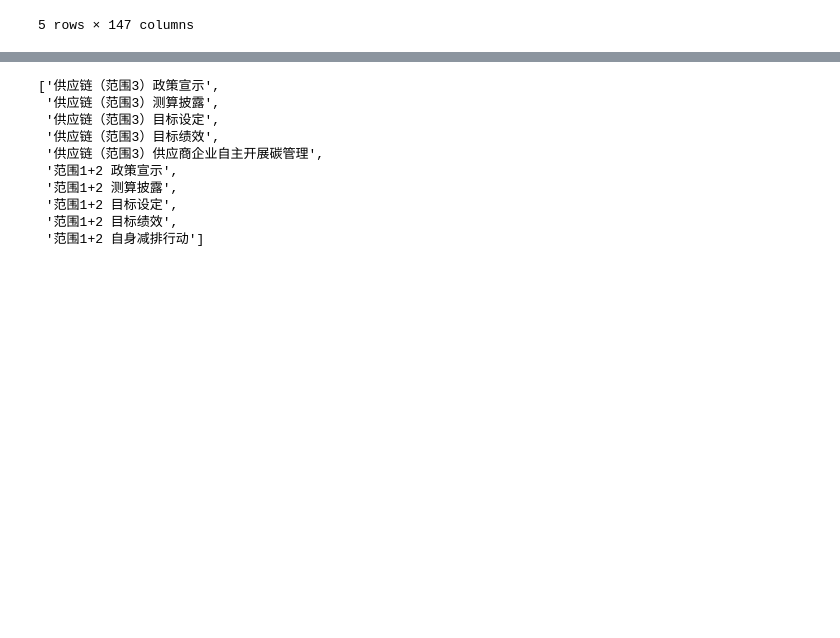
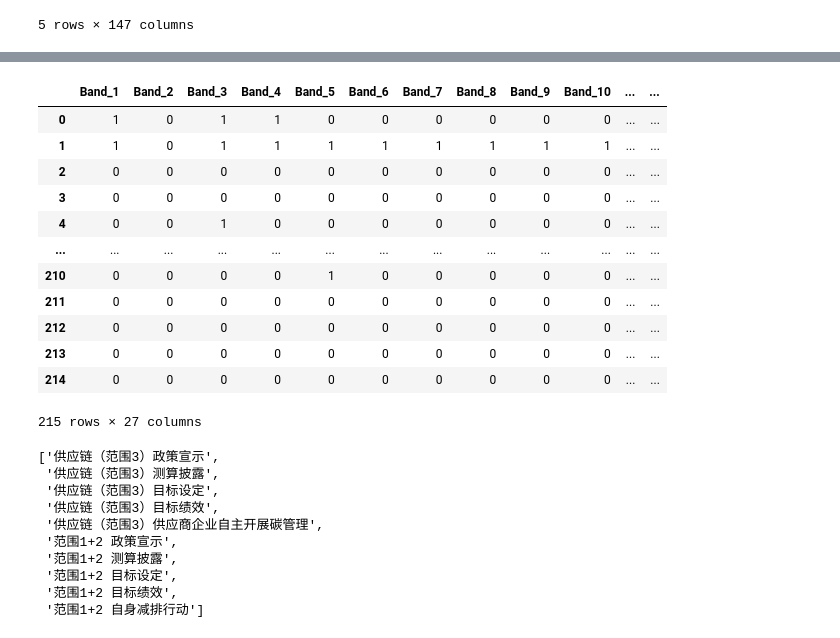
Before and after one commit to firezl/green-supply-chain, a Jupyter notebook: analysis.ipynb, the cells around one changed output, grey strips where cells are left out. Cells and saved outputs as stored; diff of their text form; code cells hidden in the pictures; blank space fills up the shorter version.

```diff
--- a/analysis.ipynb
+++ b/analysis.ipynb
@@ -88,4 +306,8 @@ data[data == "grey"] = 0
 # %%
 bands = data.columns.to_list()
 bands = [band for band in bands if "Band" in band]
+# %%
+data_bands = data[bands].copy()
+data_bands[data_bands == "grey"] = 0
+data_bands[data_bands == "green"] = 1
 # %%
@@ -94,6 +316,22 @@ result_band = pd.read_excel("./result_advise.xlsx")
 result_band.fillna(0.0, inplace=True)
 # %%
 bands_r = result_band.columns.to_list()[1:]
+# %%
+data_bands
+# %% [output]
+|  | Band_1 | Band_2 | Band_3 | Band_4 | Band_5 | Band_6 | Band_7 | Band_8 | Band_9 | Band_10 | ... | ... |
+| 0 | 1 | 0 | 1 | 1 | 0 | 0 | 0 | 0 | 0 | 0 | ... | ... |
+| 1 | 1 | 0 | 1 | 1 | 1 | 1 | 1 | 1 | 1 | 1 | ... | ... |
+| 2 | 0 | 0 | 0 | 0 | 0 | 0 | 0 | 0 | 0 | 0 | ... | ... |
+| 3 | 0 | 0 | 0 | 0 | 0 | 0 | 0 | 0 | 0 | 0 | ... | ... |
+| 4 | 0 | 0 | 1 | 0 | 0 | 0 | 0 | 0 | 0 | 0 | ... | ... |
+| ... | ... | ... | ... | ... | ... | ... | ... | ... | ... | ... | ... | ... |
+| 210 | 0 | 0 | 0 | 0 | 1 | 0 | 0 | 0 | 0 | 0 | ... | ... |
+| 211 | 0 | 0 | 0 | 0 | 0 | 0 | 0 | 0 | 0 | 0 | ... | ... |
+| 212 | 0 | 0 | 0 | 0 | 0 | 0 | 0 | 0 | 0 | 0 | ... | ... |
+| 213 | 0 | 0 | 0 | 0 | 0 | 0 | 0 | 0 | 0 | 0 | ... | ... |
+| 214 | 0 | 0 | 0 | 0 | 0 | 0 | 0 | 0 | 0 | 0 | ... | ... |
+215 rows × 27 columns
 # %%
 bands_r
 # %% [output]
```
Also changed, not shown: parts of 28 cells of this notebook, 7 other files.
